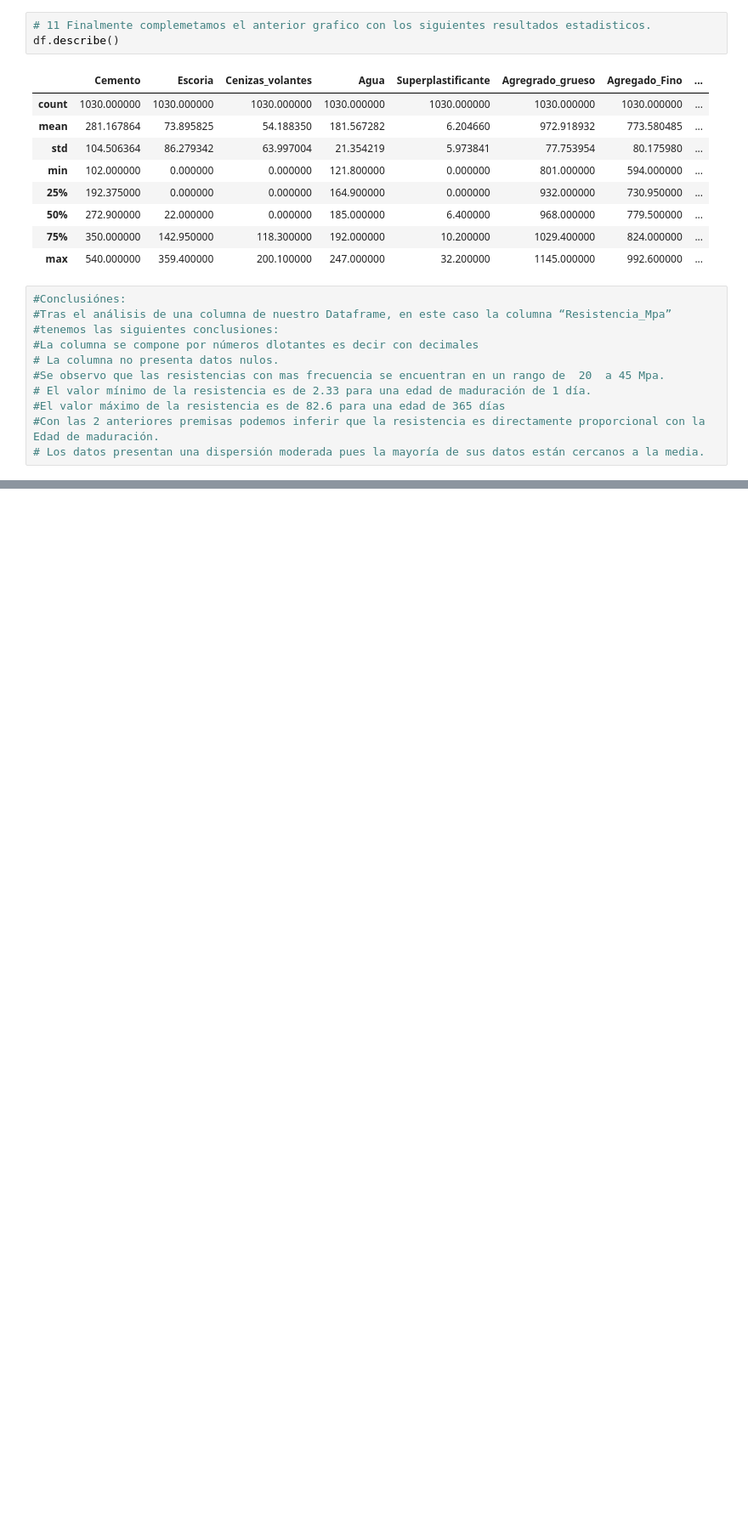
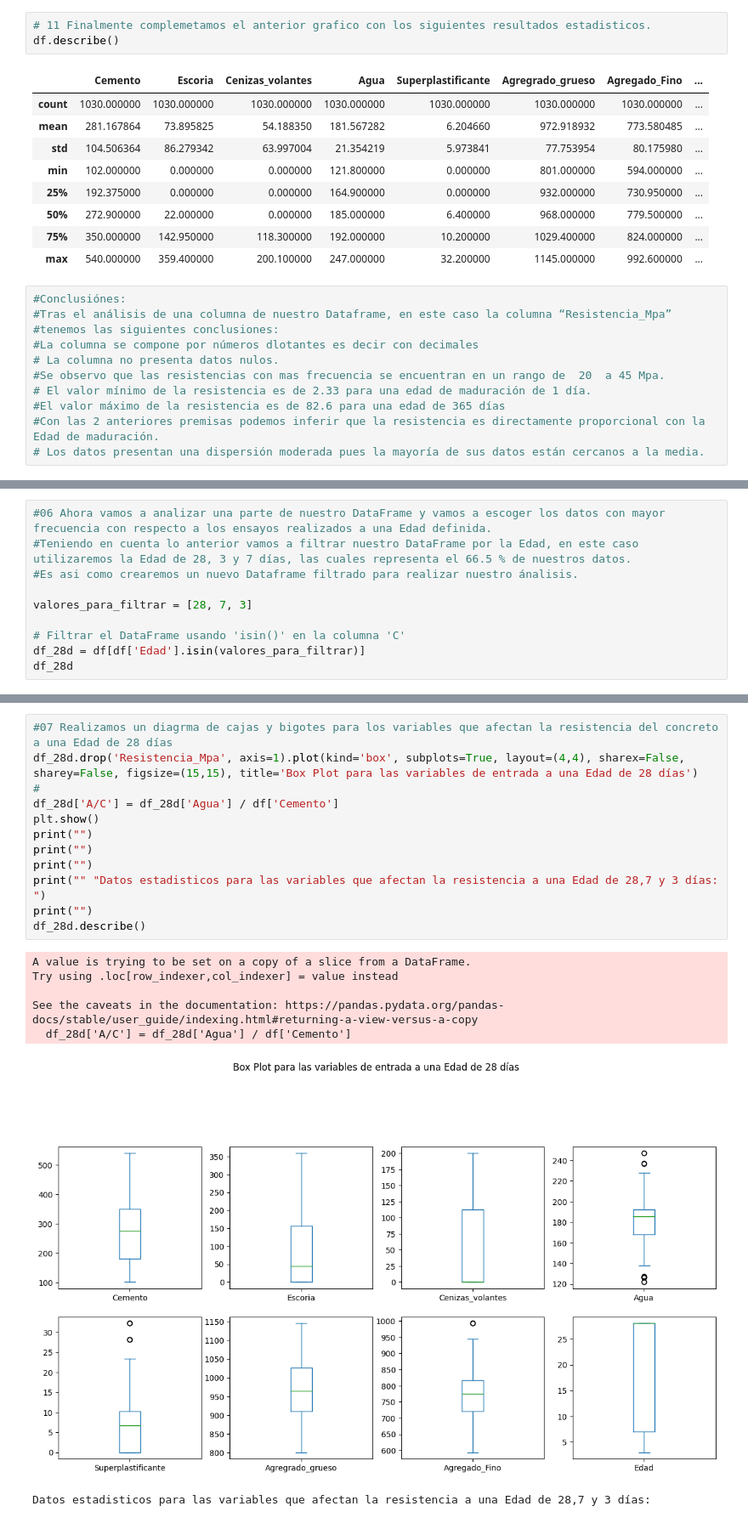
Before and after one commit to pjojoa/Analisis-Exploratorio-datos, a Jupyter notebook: Análisis_exploratorio_datos_Taller_3.ipynb, the cells around one changed output, grey strips where cells are left out. Shown at 85% size. Saved outputs shown, nothing was run; the diff lists cells and outputs as text; blank space fills up the shorter version.

```diff
--- a/Análisis_exploratorio_datos_Taller_3.ipynb
+++ b/Análisis_exploratorio_datos_Taller_3.ipynb
@@ -205,0 +322,10 @@ df.describe()
+# %%
+#06 Ahora vamos a analizar una parte de nuestro DataFrame y vamos a escoger los datos con mayor frecuencia con respecto a los ensayos realizados a una Edad definida.
+#Teniendo en cuenta lo anterior vamos a filtrar nuestro DataFrame por la Edad, en este caso utilizaremos la Edad de 28, 3 y 7 días, las cuales representa el 66.5 % de nuestros datos.
+#Es asi como crearemos un nuevo Dataframe filtrado para realizar nuestro ánalisis.
+
+valores_para_filtrar = [28, 7, 3]
+
+# Filtrar el DataFrame usando 'isin()' en la columna 'C'
+df_28d = df[df['Edad'].isin(valores_para_filtrar)]
+df_28d
@@ -205,0 +361,20 @@ df.describe()
+# %%
+#07 Realizamos un diagrma de cajas y bigotes para los variables que afectan la resistencia del concreto a una Edad de 28 días
+df_28d.drop('Resistencia_Mpa', axis=1).plot(kind='box', subplots=True, layout=(4,4), sharex=False, sharey=False, figsize=(15,15), title='Box Plot para las variables de entrada a una Edad de 28 días')
+#
+df_28d['A/C'] = df_28d['Agua'] / df['Cemento']
+plt.show()
+print("")
+print("")
+print("")
+print("" "Datos estadisticos para las variables que afectan la resistencia a una Edad de 28,7 y 3 días: ")
+print("")
+df_28d.describe()
+# %% [output]
+A value is trying to be set on a copy of a slice from a DataFrame.
+Try using .loc[row_indexer,col_indexer] = value instead
+
+See the caveats in the documentation: https://pandas.pydata.org/pandas-docs/stable/user_guide/indexing.html#returning-a-view-versus-a-copy
+  df_28d['A/C'] = df_28d['Agua'] / df['Cemento']
+[figure, added]
+Datos estadisticos para las variables que afectan la resistencia a una Edad de 28,7 y 3 días:
```
Also changed, not shown: parts of 23 cells of this notebook.
